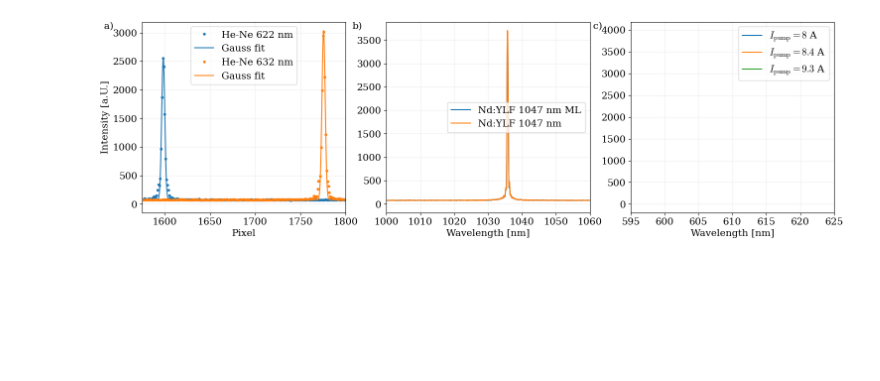
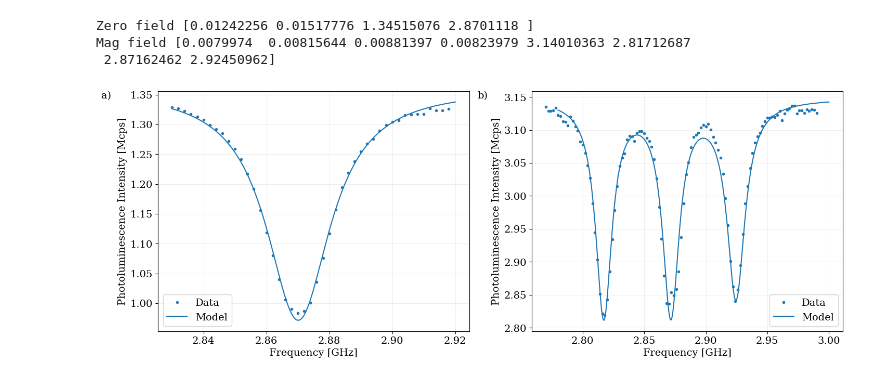
Before and after one commit to peakflyer/fprtum, a Jupyter notebook: NVCenter/eval.ipynb, the cells around one changed output. Cells and saved outputs as stored; diff of their text form; code cells hidden in the pictures; blank space fills up the shorter version.

```diff
--- a/NVCenter/eval.ipynb
+++ b/NVCenter/eval.ipynb
@@ -57,12 +100,38 @@ ax3.plot(x_lin, gauss(x_lin, *popt), color="C0")
-# %%
-plt.rcParams["figure.figsize"] = (18,5)
-fig, (ax1, ax2, ax3) = plt.subplots(1, 3)
-
-ax1.text(-0.14, 1, "a)", transform=ax1.transAxes,fontsize=14, va='top', ha='right')
-ax2.text(-0.12, 1, "b)", transform=ax2.transAxes,fontsize=14, va='top', ha='right')
-ax3.text(-0.14, 1, "c)", transform=ax3.transAxes,fontsize=14, va='top', ha='right')
-
-
-plt.savefig('sslaser.pdf', bbox_inches='tight')
-# %% [output]
-[figure, removed]
+# %%
+plt.rcParams["figure.figsize"] = (17,6)
+plt.rcParams["mathtext.fontset"] = "cm"
+
+fig, axes = plt.subplots(nrows=1, ncols=2)
+ax1, ax2 = axes.flatten()
+
+ax1.text(-0.15, 1, "a)", transform=ax1.transAxes,fontsize=14, va='top', ha='right')
+ax2.text(-0.14, 1, "b)", transform=ax2.transAxes,fontsize=14, va='top', ha='right')
+
+freq, counts_odmr = np.loadtxt("data/ODMR/ cwODMR_ohne_magnet-data.csv", unpack=True)
+popt, pcov = curve_fit(inverse_loretzian, freq[1:], counts_odmr[1:]*1e-6, p0=[0.01, 0.3, 2, 2.87], absolute_sigma=True)
+x_lin = np.linspace(2.83, 2.92, 1000)
+ax1.plot(freq[1:], counts_odmr[1:]*1e-6, ".", label="Data")
+ax1.plot(x_lin, inverse_loretzian(x_lin, *popt), color="C0", label="Model")
+ax1.set_ylabel("Photoluminescence Intensity [Mcps]")
+ax1.set_xlabel("Frequency [GHz]")
+ax1.grid(alpha=0.2)
+ax1.legend()
+print("Zero field", popt)
+
+freq, counts_odmr = np.loadtxt("data/ODMR/ cwODMR_mit_magnet_8-data.csv", unpack=True)
+popt, pcov = curve_fit(inverse_multi_loretzian, freq[1:], counts_odmr[1:]*1e-6, p0=[0.01, 0.01, 0.01, 0.3, 2, 2.82, 2.865, 2.925], absolute_sigma=True)
+x_lin = np.linspace(2.78, 3, 1000)
+ax2.plot(freq[1:], counts_odmr[1:]*1e-6, ".", label="Data")
+ax2.plot(x_lin, inverse_multi_loretzian(x_lin, *popt), color="C0", label="Model")
+ax2.set_ylabel("Photoluminescence Intensity [Mcps]")
+ax2.set_xlabel("Frequency [GHz]")
+ax2.grid(alpha=0.2)
+ax2.legend()
+print("Mag field", popt)
+
+plt.savefig('ODMR.pdf', bbox_inches='tight')
+# %% [output]
+Zero field [0.01242256 0.01517776 1.34515076 2.8701118 ]
+Mag field [0.0079974  0.00815644 0.00881397 0.00823979 3.14010363 2.81712687
+ 2.87162462 2.92450962]
+[figure, added]
```
Also changed, not shown: parts of 5 cells of this notebook, 35 other files.
